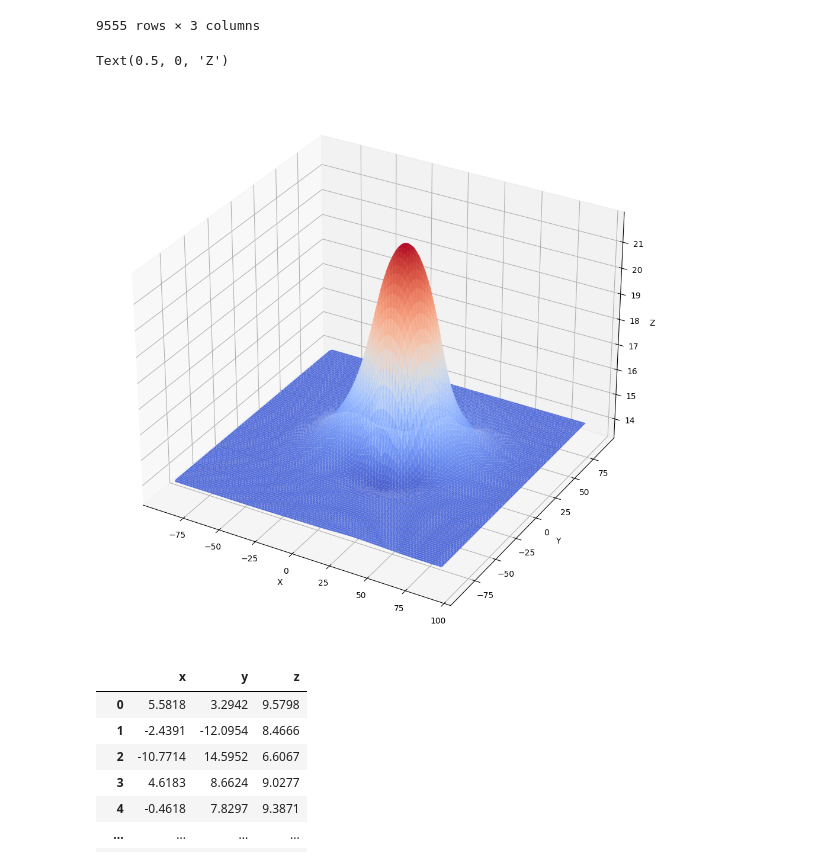
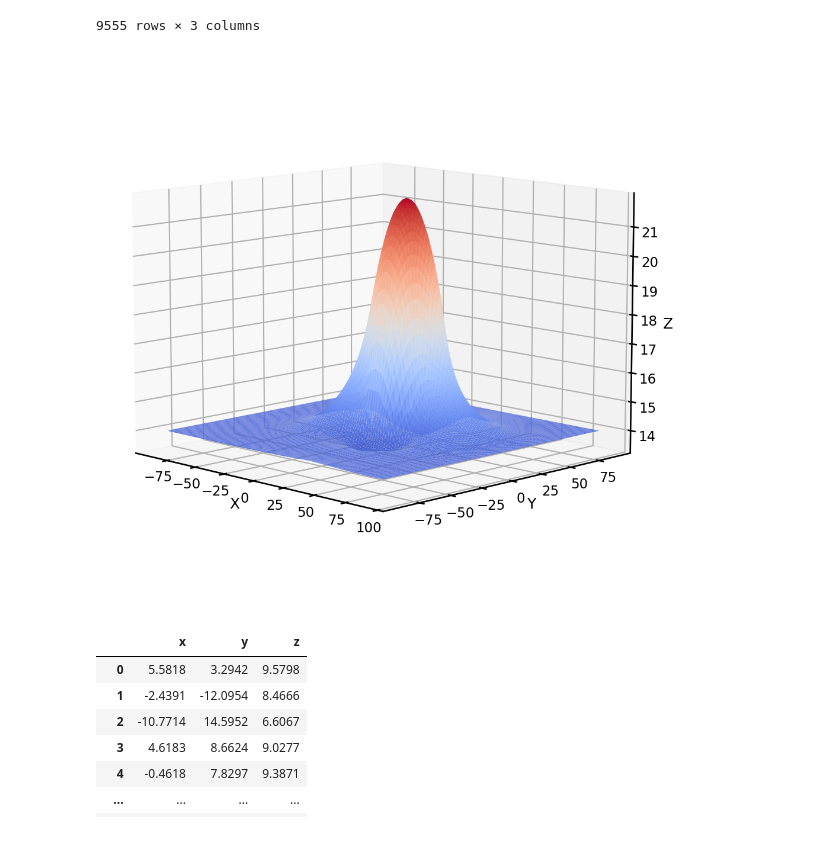
Before and after one commit to yingyue0414/results, a Jupyter notebook: splinePtM14G10/plotvertex.py.ipynb, the cells around one changed output. Cells and saved outputs as stored; diff of their text form; code cells hidden in the pictures.

Commit message:
Add graphs

```diff
--- a/splinePtM14G10/plotvertex.py.ipynb
+++ b/splinePtM14G10/plotvertex.py.ipynb
@@ -12,6 +12,8 @@ import trimesh as tr
 from matplotlib import cm
 from matplotlib.ticker import LinearLocator
 import numpy as np
+import seaborn as sns
+sns.set_context("talk")
 # %%
 vertices = pd.read_csv("vertex999.csv", header = None)
 vertices.columns = ["x","y","z"]
@@ -33,19 +35,21 @@ vertices
 # %%
 fig = plt.figure(figsize=(24, 12))
 ax = plt.axes(projection='3d')
 
 #ax.scatter3D(vertices["x"], vertices["y"], vertices["z"], c = vertices["z"], s = 16.0);
 
 #fig, ax = plt.subplots(subplot_kw={"projection": "3d"})
 
 # Plot the surface.
 surf = ax.plot_trisurf(vertices["x"], vertices["y"], vertices["z"], cmap=cm.coolwarm)
 ax.set_xlabel('X')
 ax.set_ylabel('Y')
 ax.set_zlabel('Z')
+
+ax.view_init(elev = 10, azim = -45)
+plt.savefig("213gagsonly_10deg_with_axis.png", dpi = 300)
 # %% [output]
-Text(0.5, 0, 'Z')
-[figure, old version]
+[figure, new version]
 # %%
 gags = pd.read_csv("213gags_COM.csv", header = None)
 gags.columns = ["x","y","z"]
```
Also changed, not shown: parts of 6 cells of this notebook, 14 other files.
